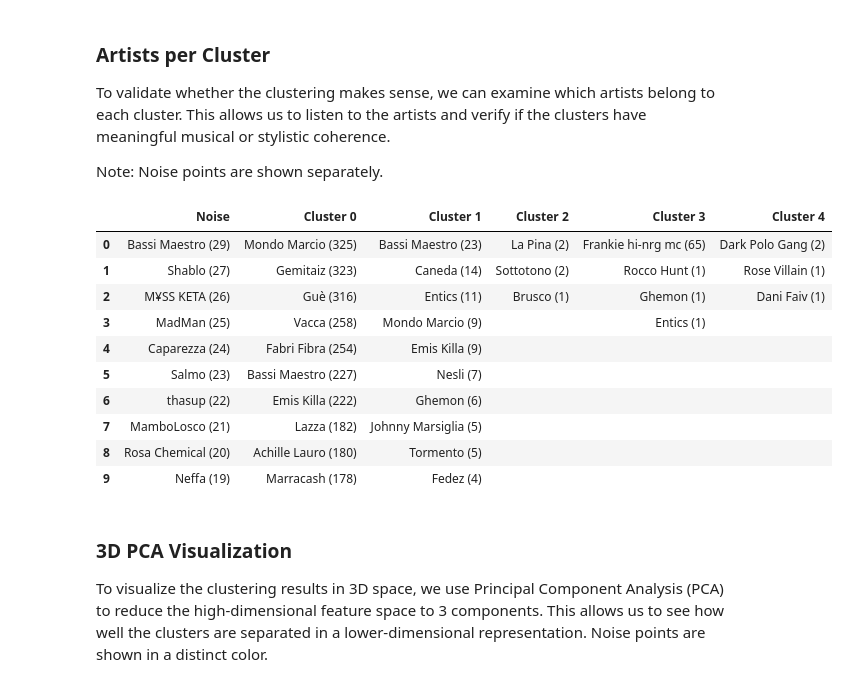
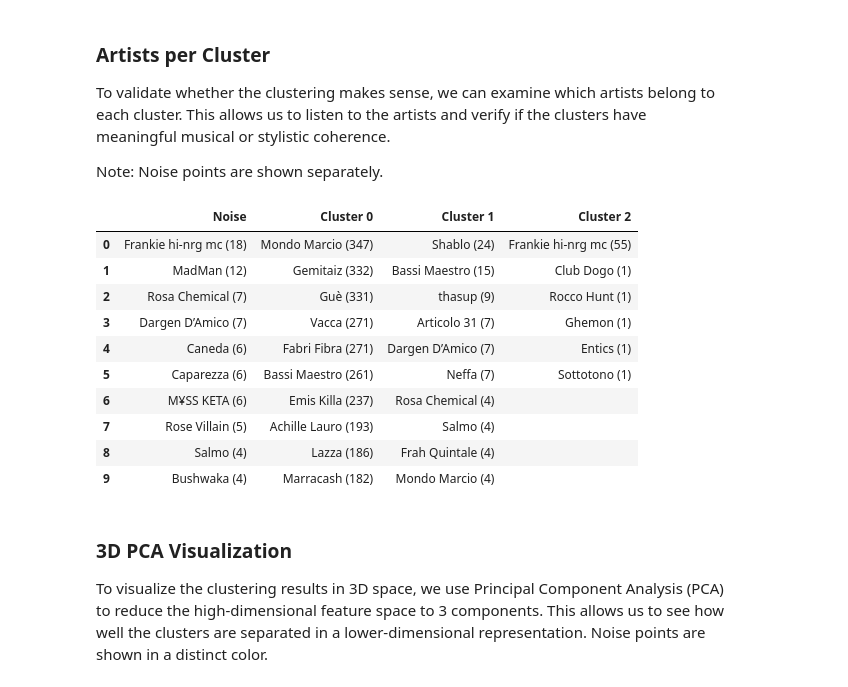
Before and after one commit to jaanisfehling/italian-rap-songs, a Jupyter notebook: clustering/density_based.ipynb, the cells around one changed output. Cells and saved outputs as stored; diff of their text form; code cells hidden in the pictures.

```diff
--- a/clustering/density_based.ipynb
+++ b/clustering/density_based.ipynb
@@ -28,7 +28,7 @@ from mpl_toolkits.mplot3d import Axes3D
 ## Preprocessing
 Load the data and preprocess it. Drop features we dont need. Since we are working with mixed-type data, we need to encode features that are not continuous numeric. Also, missing values need to be imputated.
 # %%
-df = pd.read_csv("../dataset/tracks.csv")
+df = pd.read_csv("../dataset/cleaned_tracks.csv")
 df.head()
 # %% [output]
 |  | id | id_artist | name_artist | full_title | title | featured_artists | primary_artist | language | ... |
@@ -433,7 +433,7 @@ def feature_importances(
     )
 
 
-chosen_eps = 3.0
+chosen_eps = 4.0
 labels = dbscan_results[chosen_eps]
 
 feature_importances_dict = feature_importances(df, labels)
@@ -484,45 +482,45 @@ def get_artists_per_cluster(
     top_n: int = 10
 ) -> pd.DataFrame:
     original_df['cluster'] = cluster_labels
 
     cluster_data = {}
     unique_clusters = sorted(np.unique(cluster_labels))
 
     for cluster_id in unique_clusters:
         cluster_df = original_df[original_df['cluster'] == cluster_id]
 
         # Count tracks per artist in this cluster
         artist_counts = cluster_df[artist_column].value_counts().head(top_n)
 
         # Format as "Artist (N tracks)"
         formatted_artists = [f"{artist} ({count})" for artist, count in zip(artist_counts.index, artist_counts.values)]
 
         # Pad with empty strings if less than top_n artists
         while len(formatted_artists) < top_n:
             formatted_artists.append("")
 
         cluster_name = "Noise" if cluster_id == -1 else f'Cluster {cluster_id}'
         cluster_data[cluster_name] = formatted_artists
 
     df = pd.DataFrame(cluster_data)
     return df
 
 
-full_og_df = pd.read_csv('../dataset/tracks.csv')
+full_og_df = pd.read_csv('../dataset/cleaned_tracks.csv')
 artists_df = get_artists_per_cluster(full_og_df, labels, top_n=10)
 artists_df
 # %% [output]
-|  | Noise | Cluster 0 | Cluster 1 | Cluster 2 | Cluster 3 | Cluster 4 |
-| 0 | Bassi Maestro (29) | Mondo Marcio (325) | Bassi Maestro (23) | La Pina (2) | Frankie hi-nrg mc (65) | Dark Polo Gang (2) |
-| 1 | Shablo (27) | Gemitaiz (323) | Caneda (14) | Sottotono (2) | Rocco Hunt (1) | Rose Villain (1) |
-| 2 | M¥SS KETA (26) | Guè (316) | Entics (11) | Brusco (1) | Ghemon (1) | Dani Faiv (1) |
-| 3 | MadMan (25) | Vacca (258) | Mondo Marcio (9) |  | Entics (1) |  |
-| 4 | Caparezza (24) | Fabri Fibra (254) | Emis Killa (9) |  |  |  |
-| 5 | Salmo (23) | Bassi Maestro (227) | Nesli (7) |  |  |  |
-| 6 | thasup (22) | Emis Killa (222) | Ghemon (6) |  |  |  |
-| 7 | MamboLosco (21) | Lazza (182) | Johnny Marsiglia (5) |  |  |  |
-| 8 | Rosa Chemical (20) | Achille Lauro (180) | Tormento (5) |  |  |  |
-| 9 | Neffa (19) | Marracash (178) | Fedez (4) |  |  |  |
+|  | Noise | Cluster 0 | Cluster 1 | Cluster 2 |
+| 0 | Frankie hi-nrg mc (18) | Mondo Marcio (347) | Shablo (24) | Frankie hi-nrg mc (55) |
+| 1 | MadMan (12) | Gemitaiz (332) | Bassi Maestro (15) | Club Dogo (1) |
+| 2 | Rosa Chemical (7) | Guè (331) | thasup (9) | Rocco Hunt (1) |
+| 3 | Dargen D’Amico (7) | Vacca (271) | Articolo 31 (7) | Ghemon (1) |
+| 4 | Caneda (6) | Fabri Fibra (271) | Dargen D’Amico (7) | Entics (1) |
+| 5 | Caparezza (6) | Bassi Maestro (261) | Neffa (7) | Sottotono (1) |
+| 6 | M¥SS KETA (6) | Emis Killa (237) | Rosa Chemical (4) |  |
+| 7 | Rose Villain (5) | Achille Lauro (193) | Salmo (4) |  |
+| 8 | Salmo (4) | Lazza (186) | Frah Quintale (4) |  |
+| 9 | Bushwaka (4) | Marracash (182) | Mondo Marcio (4) |  |
 # %% [markdown]
 ### 3D PCA Visualization
 To visualize the clustering results in 3D space, we use Principal Component Analysis (PCA) to reduce the high-dimensional feature space to 3 components. This allows us to see how well the clusters are separated in a lower-dimensional representation. Noise points are shown in a distinct color.
```
Also changed, not shown: parts of 8 cells of this notebook.
